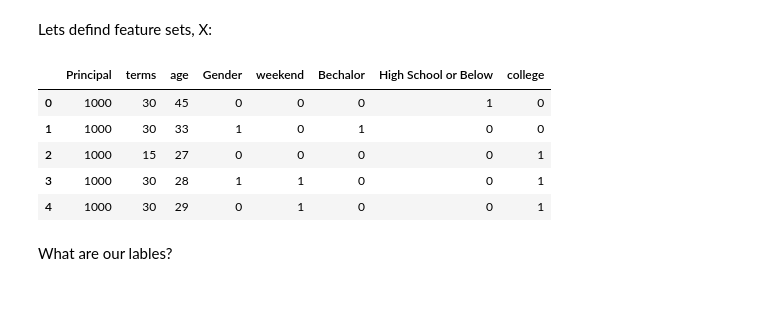
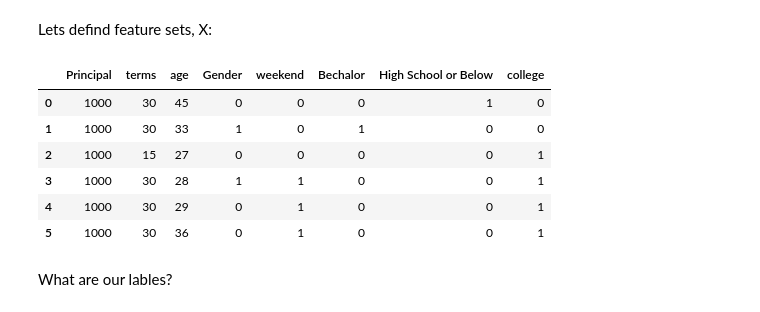
Before and after one commit to GurayKilinc/coursera-ibm_classifier, a Jupyter notebook: cap_classifier_project.ipynb, the cells around one changed output. Drawn from its saved outputs; the diff is of its cells as text; code cells hidden in the pictures.

```diff
--- a/cap_classifier_project.ipynb
+++ b/cap_classifier_project.ipynb
@@ -231,14 +231,15 @@ Feature.head()
 Lets defind feature sets, X:
 # %%
 X = Feature
-X[0:5]
+X[0:6]
 # %% [output]
 |  | Principal | terms | age | Gender | weekend | Bechalor | High School or Below | college |
 | 0 | 1000 | 30 | 45 | 0 | 0 | 0 | 1 | 0 |
 | 1 | 1000 | 30 | 33 | 1 | 0 | 1 | 0 | 0 |
 | 2 | 1000 | 15 | 27 | 0 | 0 | 0 | 0 | 1 |
 | 3 | 1000 | 30 | 28 | 1 | 1 | 0 | 0 | 1 |
 | 4 | 1000 | 30 | 29 | 0 | 1 | 0 | 0 | 1 |
+| 5 | 1000 | 30 | 36 | 0 | 1 | 0 | 0 | 1 |
 # %% [markdown]
 What are our lables?
 # %%
```
Also changed, not shown: parts of 22 cells of this notebook.
